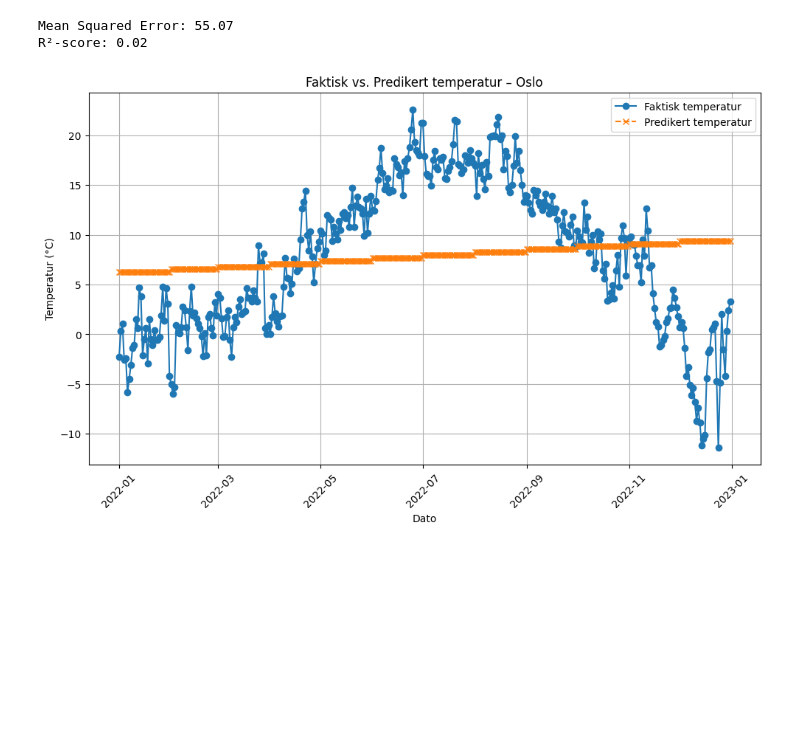
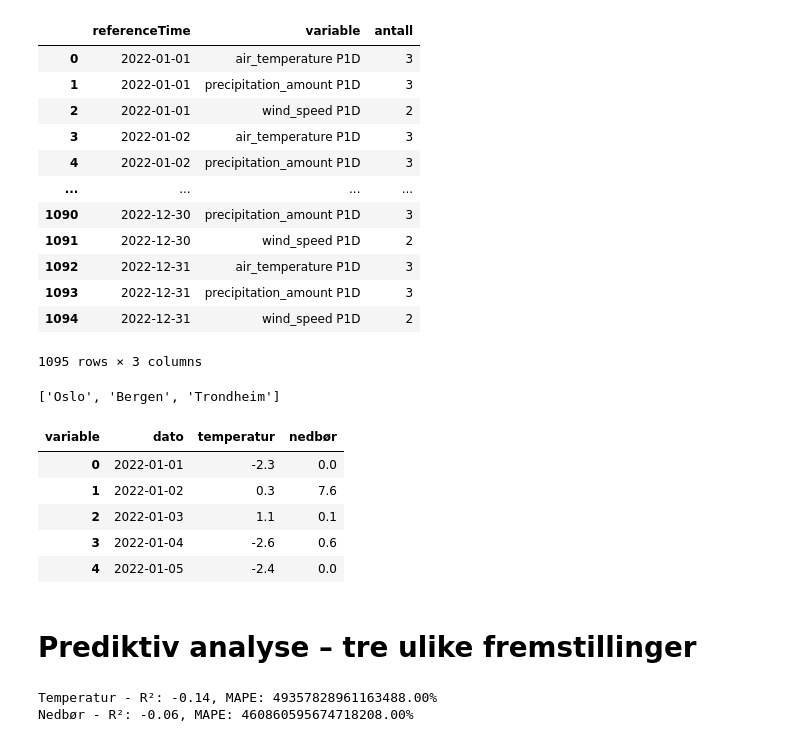
Before and after one commit to evenlandmark/Miljodataanalyse-applikasjon, a Jupyter notebook: notebooks/PrediktivAnalyse.ipynb, the cells around one changed output. Saved outputs shown, nothing was run; the diff lists cells and outputs as text; code cells hidden in the pictures; blank space fills up the shorter version.

Commit message:
Gjort oppgave 6: prediktiv analyse

```diff
--- a/notebooks/PrediktivAnalyse.ipynb
+++ b/notebooks/PrediktivAnalyse.ipynb
@@ -6,16 +6,52 @@ import pandas as pd
-# %%
-# Her kan man endre bynavnet for å kjøre analysen for en annen by
-df = pd.read_csv("../data/BehandletVaerData.csv")
-
-X, y, data_oslo = forbered_data_for_by(df, "Oslo")
-modell = tren_regresjonsmodell(X, y)
-y_pred, mse, r2 = evaluer_modell(modell, X, y)
-# %% [output]
-Mean Squared Error: 55.07
-R²-score: 0.02
-# %%
-from prediktiv_analyse import plott_prediksjon
-
-plott_prediksjon(data_oslo, X, y, y_pred, by_navn="Oslo")
-# %% [output]
-[figure, removed]
+# %%
+# Leser inn data fra BehandletVaerData.csv
+df = pd.read_csv("../data/BehandletVaerData.csv")
+
+# Finner duplikater der samme dato og variabel forekommer flere ganger i datasettet.
+duplikater = df.groupby(['referenceTime', 'variable']).size().reset_index(name='antall')
+duplikater = duplikater[duplikater['antall'] > 1]
+duplikater
+# %% [output]
+|  | referenceTime | variable | antall |
+| 0 | 2022-01-01 | air_temperature P1D | 3 |
+| 1 | 2022-01-01 | precipitation_amount P1D | 3 |
+| 2 | 2022-01-01 | wind_speed P1D | 2 |
+| 3 | 2022-01-02 | air_temperature P1D | 3 |
+| 4 | 2022-01-02 | precipitation_amount P1D | 3 |
+| ... | ... | ... | ... |
+| 1090 | 2022-12-30 | precipitation_amount P1D | 3 |
+| 1091 | 2022-12-30 | wind_speed P1D | 2 |
+| 1092 | 2022-12-31 | air_temperature P1D | 3 |
+| 1093 | 2022-12-31 | precipitation_amount P1D | 3 |
+| 1094 | 2022-12-31 | wind_speed P1D | 2 |
+1095 rows × 3 columns
+# %%
+# Viser byene vi jobber med
+byer = filtrer_byer("../data/BehandletVaerData.csv")
+print(byer)
+
+# Henter og strukturerer data for valgt by. Her kan man endre bynavnet til ønsket by, og vil da få data for den byen.
+df = hent_og_strukturer_data("../data/BehandletVaerData.csv", by="Oslo")
+
+df.head()
+# %% [output]
+['Oslo', 'Bergen', 'Trondheim']
+| variable | dato | temperatur | nedbør |
+| 0 | 2022-01-01 | -2.3 | 0.0 |
+| 1 | 2022-01-02 | 0.3 | 7.6 |
+| 2 | 2022-01-03 | 1.1 | 0.1 |
+| 3 | 2022-01-04 | -2.6 | 0.6 |
+| 4 | 2022-01-05 | -2.4 | 0.0 |
+# %% [markdown]
+# Prediktiv analyse – tre ulike fremstillinger
+# %%
+# Trener og forbereder modellen for temperatur
+modell_temp, X_test_temp, y_test_temp, y_pred_temp, r2_temp, mape_temp = tren_modell(df, 'temperatur')
+print(f"Temperatur - R²: {r2_temp:.2f}, MAPE: {mape_temp:.2%}")
+
+# Trener og forbereder modellen for nedbør
+modell_nedbor, X_test_nedbor, y_test_nedbor, y_pred_nedbor, r2_nedbor, mape_nedbor = tren_modell(df, 'nedbør')
+print(f"Nedbør - R²: {r2_nedbor:.2f}, MAPE: {mape_nedbor:.2%}")
+# %% [output]
+Temperatur - R²: -0.14, MAPE: 49357828961163488.00%
+Nedbør - R²: -0.06, MAPE: 460860595674718208.00%
```
Also changed, not shown: parts of 11 cells of this notebook, 3 other files.
